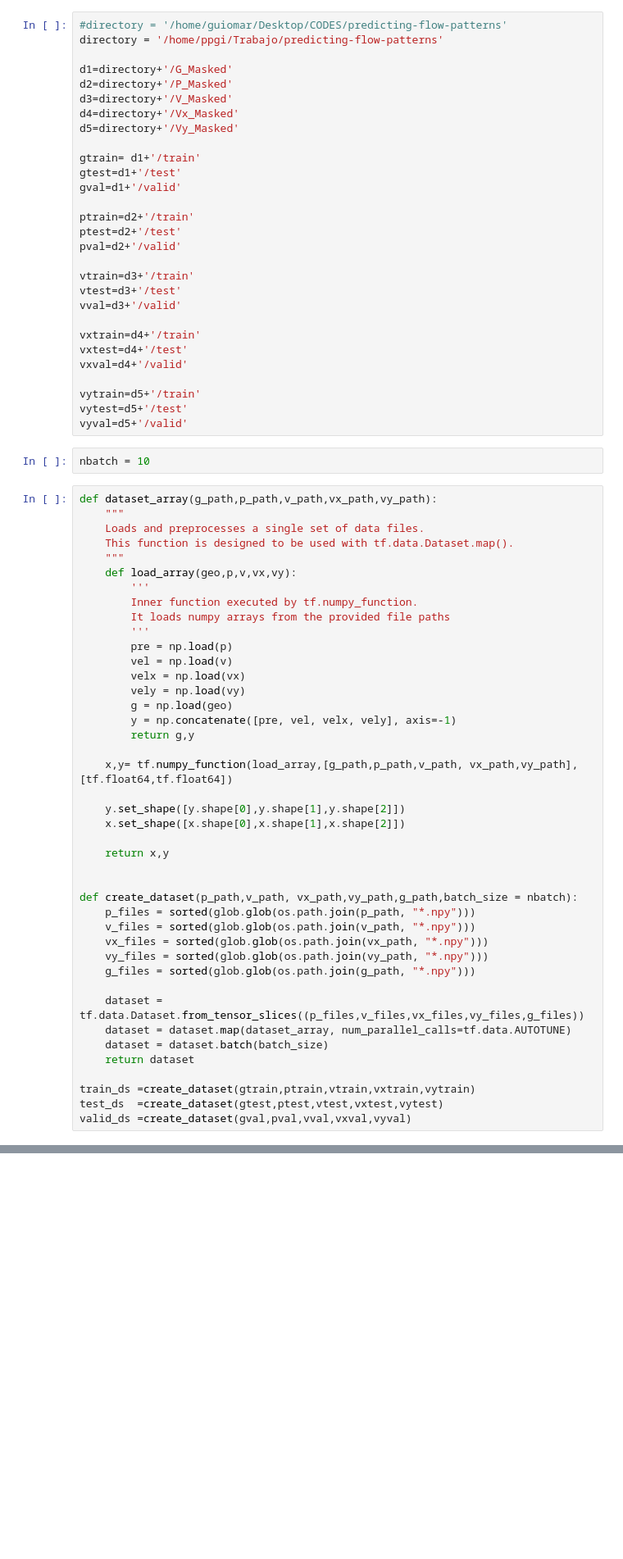
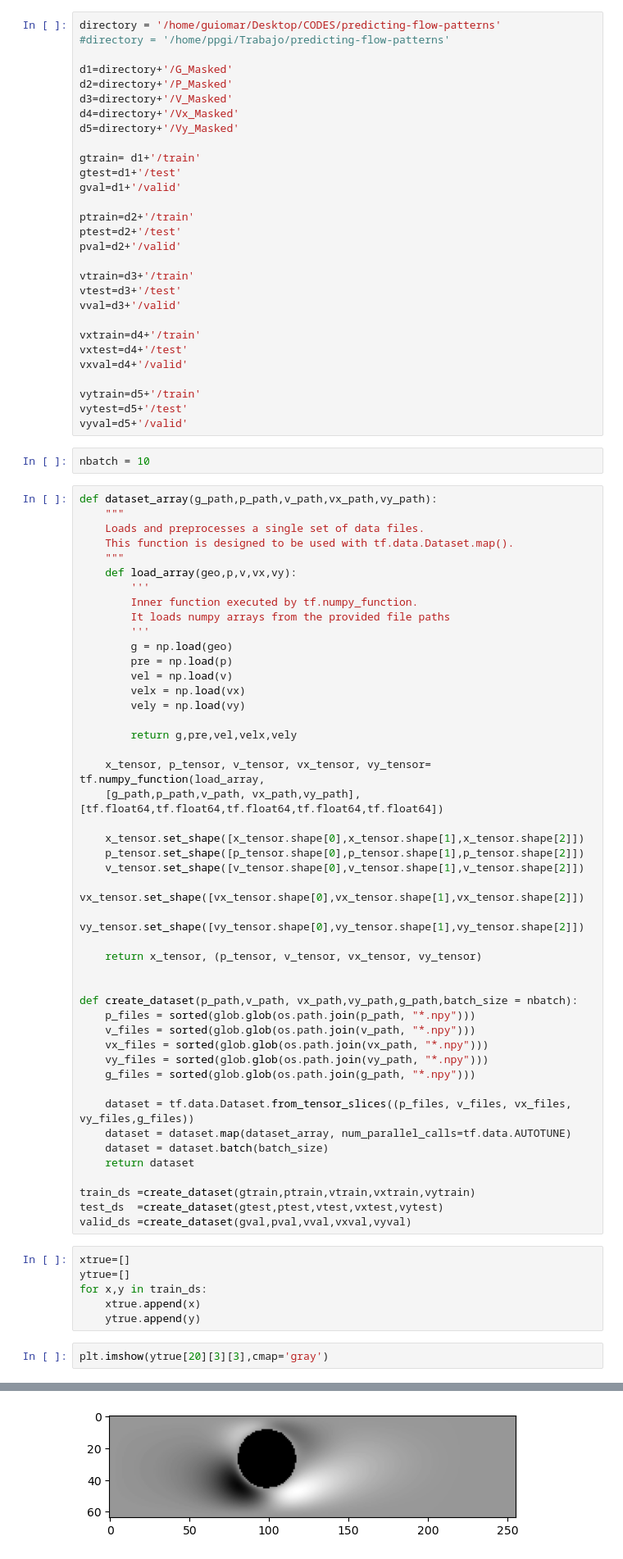
Before and after one commit to andromeda2075/predicting-flow-patterns, a Jupyter notebook: New3.ipynb, the cells around one changed output, grey strips where cells are left out. Shown at 82% size. Cells and saved outputs as stored; diff of their text form; blank space fills up the shorter version.

Commit message:
Constructing data set for unet with four decoders

```diff
--- a/New3.ipynb
+++ b/New3.ipynb
@@ -34,6 +42,6 @@ tf.keras.backend.clear_session()
 # %%
-#directory = '/home/guiomar/Desktop/CODES/predicting-flow-patterns'
-directory = '/home/ppgi/Trabajo/predicting-flow-patterns'
+directory = '/home/guiomar/Desktop/CODES/predicting-flow-patterns'
+#directory = '/home/ppgi/Trabajo/predicting-flow-patterns'
 
 d1=directory+'/G_Masked'
 d2=directory+'/P_Masked'
@@ -73,20 +81,24 @@ def dataset_array(g_path,p_path,v_path,vx_path,vy_path):
         Inner function executed by tf.numpy_function.
         It loads numpy arrays from the provided file paths
         '''
+        g = np.load(geo)
         pre = np.load(p)
         vel = np.load(v)
         velx = np.load(vx)
         vely = np.load(vy)
-        g = np.load(geo)
-        y = np.concatenate([pre, vel, velx, vely], axis=-1)
-        return g,y
 
-    x,y= tf.numpy_function(load_array,[g_path,p_path,v_path, vx_path,vy_path], [tf.float64,tf.float64])
+        return g,pre,vel,velx,vely
 
-    y.set_shape([y.shape[0],y.shape[1],y.shape[2]])
-    x.set_shape([x.shape[0],x.shape[1],x.shape[2]])
+    x_tensor, p_tensor, v_tensor, vx_tensor, vy_tensor= tf.numpy_function(load_array,
+    [g_path,p_path,v_path, vx_path,vy_path],             [tf.float64,tf.float64,tf.float64,tf.float64,tf.float64])
 
-    return x,y
+    x_tensor.set_shape([x_tensor.shape[0],x_tensor.shape[1],x_tensor.shape[2]])
+    p_tensor.set_shape([p_tensor.shape[0],p_tensor.shape[1],p_tensor.shape[2]])
+    v_tensor.set_shape([v_tensor.shape[0],v_tensor.shape[1],v_tensor.shape[2]])
+    vx_tensor.set_shape([vx_tensor.shape[0],vx_tensor.shape[1],vx_tensor.shape[2]])
+    vy_tensor.set_shape([vy_tensor.shape[0],vy_tensor.shape[1],vy_tensor.shape[2]])
+
+    return x_tensor, (p_tensor, v_tensor, vx_tensor, vy_tensor)
 
 
 def create_dataset(p_path,v_path, vx_path,vy_path,g_path,batch_size = nbatch):
@@ -96,7 +108,7 @@ def create_dataset(p_path,v_path, vx_path,vy_path,g_path,batch_size = nbatch):
     vy_files = sorted(glob.glob(os.path.join(vy_path, "*.npy")))
     g_files = sorted(glob.glob(os.path.join(g_path, "*.npy")))
 
-    dataset = tf.data.Dataset.from_tensor_slices((p_files,v_files,vx_files,vy_files,g_files))
+    dataset = tf.data.Dataset.from_tensor_slices((p_files, v_files, vx_files, vy_files,g_files))
     dataset = dataset.map(dataset_array, num_parallel_calls=tf.data.AUTOTUNE)
     dataset = dataset.batch(batch_size)
     return dataset
@@ -104,3 +116,12 @@ def create_dataset(p_path,v_path, vx_path,vy_path,g_path,batch_size = nbatch):
 train_ds =create_dataset(gtrain,ptrain,vtrain,vxtrain,vytrain)
 test_ds  =create_dataset(gtest,ptest,vtest,vxtest,vytest)
 valid_ds =create_dataset(gval,pval,vval,vxval,vyval)
+# %%
+xtrue=[]
+ytrue=[]
+for x,y in train_ds:
+    xtrue.append(x)
+    ytrue.append(y)
+# %%
+plt.imshow(ytrue[20][3][3],cmap='gray')
+# %% [output]
@@ -106,0 +129 @@ valid_ds =create_dataset(gval,pval,vval,vxval,vyval)
+[figure, added]
```
Also changed, not shown: parts of 22 cells of this notebook.
